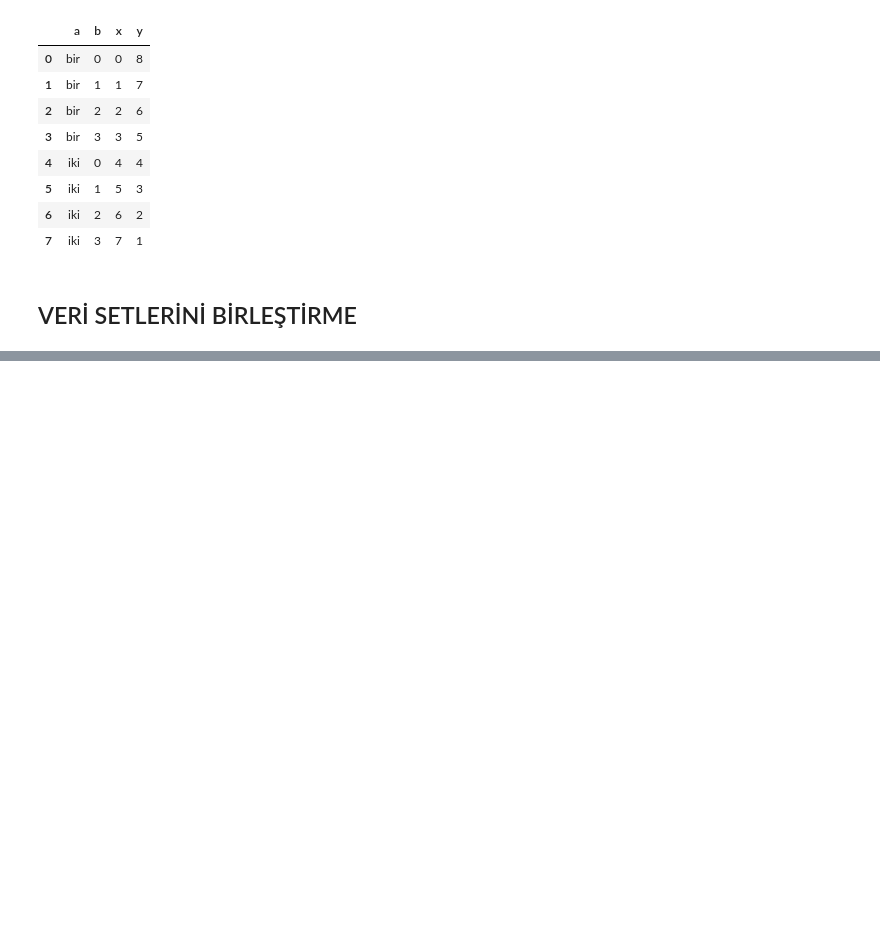
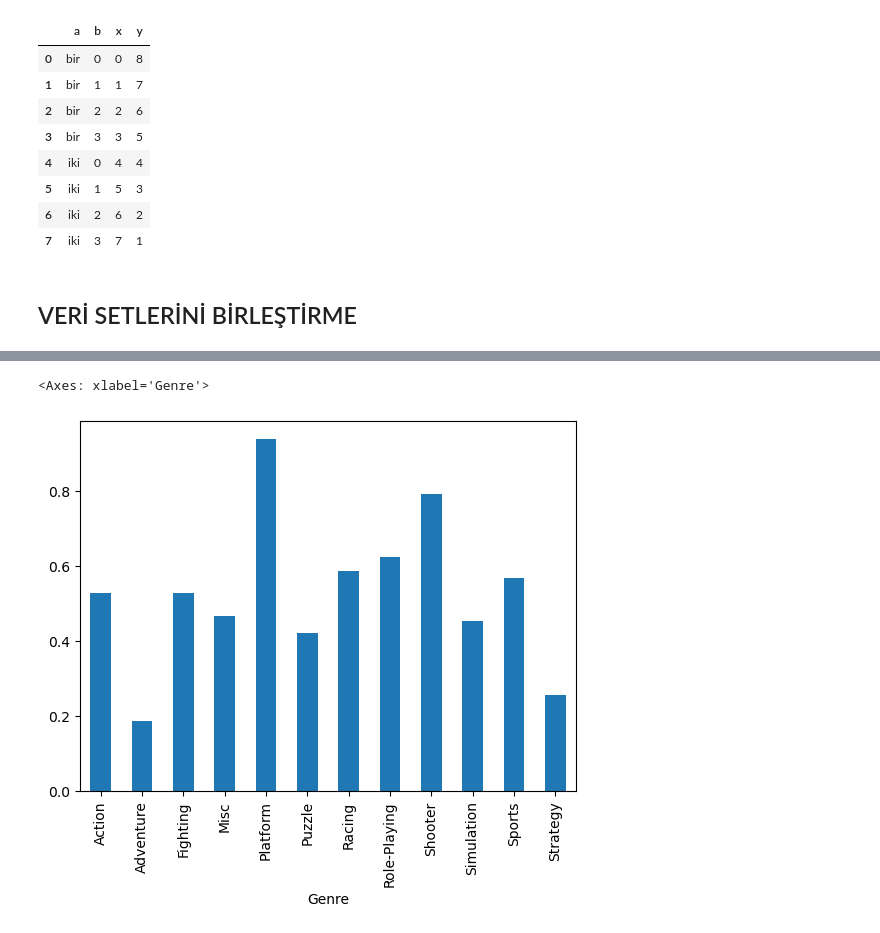
Before and after one commit to emreaytas/PYTHON2, a Jupyter notebook: PANDAS/BirVideodaPandas.ipynb, the cells around one changed output, grey strips where cells are left out. Drawn from its saved outputs; the diff is of its cells as text; code cells hidden in the pictures; blank space fills up the shorter version.

```diff
--- a/PANDAS/BirVideodaPandas.ipynb
+++ b/PANDAS/BirVideodaPandas.ipynb
@@ -1593,0 +2135,3 @@ veri2.reset_index() # reset_index() ile veriseti eski haline gelmiş olur.
+# %%
+oyun = pd.read_csv("vgsalesGlobale.csv")
+oyun.head()
@@ -1593,0 +2175,2 @@ veri2.reset_index() # reset_index() ile veriseti eski haline gelmiş olur.
+# %%
+grup = oyun.groupby("Genre")
@@ -1593,0 +2230,5 @@ veri2.reset_index() # reset_index() ile veriseti eski haline gelmiş olur.
+# %%
+grup.Global_Sales.mean().plot(kind = "bar")  # df.plot(kind = ...) yapısı ile bir grafik kurduk.
+# %% [output]
+<Axes: xlabel='Genre'>
+[figure, added]
```
Also changed, not shown: parts of 368 cells of this notebook, 10 other files.
